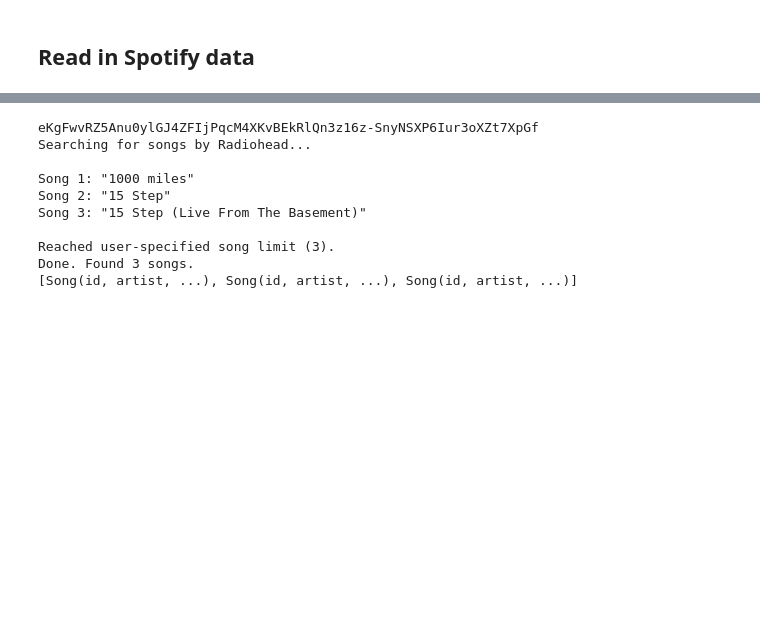
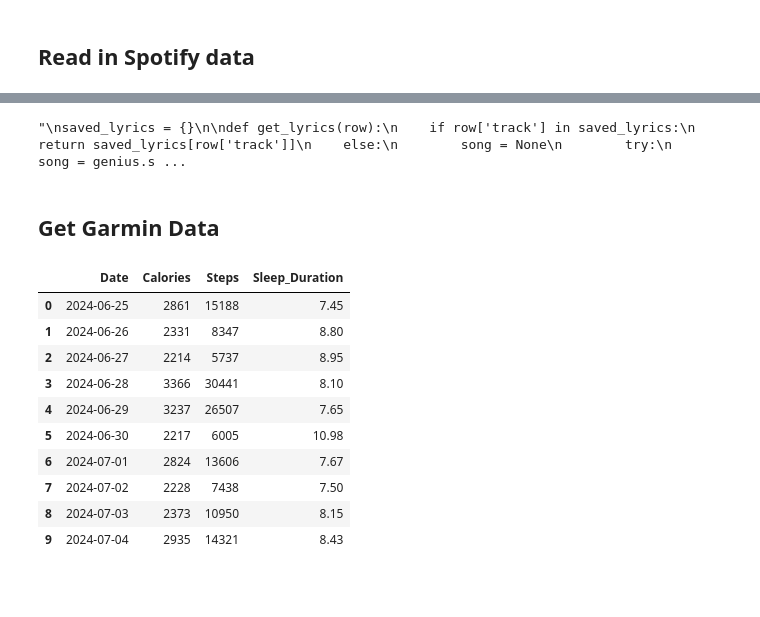
Before and after one commit to liammaguire1/garmin-spotify-analysis, a Jupyter notebook: vibes.ipynb, the cells around one changed output, grey strips where cells are left out. Saved outputs shown, nothing was run; the diff lists cells and outputs as text; code cells hidden in the pictures; blank space fills up the shorter version.

```diff
--- a/vibes.ipynb
+++ b/vibes.ipynb
@@ -58,15 +74,62 @@ df
 # %%
-genius = Genius(os.getenv('GENIUS_TOKEN'))
-artist = genius.search_artist("Radiohead", max_songs=3, sort="title")
-print(artist.songs)
+saved_lyrics = {}
+
+def get_lyrics(row):
+    if row['track'] in saved_lyrics:
+        return saved_lyrics[row['track']]
+    else:
+        song = None
+        try:
+            song = genius.search_song(row['track'], row['artist'])
+            time.sleep(1)
+            saved_lyrics[row['track']] = song.lyrics if song else None
+        except:
+            saved_lyrics[row['track']] = None
+            time.sleep(10)
+
+        return song.lyrics if song else None
+
+genius = Genius(os.getenv('GENIUS_TOKEN'), verbose=True, remove_section_headers=True)
+df['lyrics'] = df.progress_apply(get_lyrics, axis=1)
 # %% [output]
-eKgFwvRZ5Anu0ylGJ4ZFIjPqcM4XKvBEkRlQn3z16z-SnyNSXP6Iur3oXZt7XpGf
-Searching for songs by Radiohead...
-
-Song 1: "1000 miles"
-Song 2: "15 Step"
-Song 3: "15 Step (Live From The Basement)"
-
-Reached user-specified song limit (3).
-Done. Found 3 songs.
-[Song(id, artist, ...), Song(id, artist, ...), Song(id, artist, ...)]
+"\nsaved_lyrics = {}\n\ndef get_lyrics(row):\n    if row['track'] in saved_lyrics:\n        return saved_lyrics[row['track']]\n    else:\n        song = None\n        try:\n            song = genius.s ...
+# %% [markdown]
+## Get Garmin Data
+# %%
+import garminconnect
+from datetime import timedelta
+
+# Log in to Garmin
+garmin = garminconnect.Garmin(os.getenv('GARMIN_EMAIL'), os.getenv('GARMIN_PW'))
+garmin.login()
+
+start_date = df['date'].min().to_pydatetime().date()
+end_date = df['date'].max().to_pydatetime().date()
+
+# Iterate over relevant Spotify dates
+rows = []
+delta = timedelta(days=1)
+while start_date <= end_date:
+    stats = garmin.get_stats(start_date)
+    row = [start_date, int(stats['totalKilocalories']), stats['totalSteps'], round((stats['sleepingSeconds']/3600),2)]
+    rows.append(row)
+    start_date += delta
+
+# Create Garmin dataframe
+garmin_df = pd.DataFrame(rows)
+garmin_df.columns = ['Date', 'Calories', 'Steps', 'Sleep_Duration']
+garmin_df.head(10)
+# %% [output]
+|  | Date | Calories | Steps | Sleep_Duration |
+| 0 | 2024-06-25 | 2861 | 15188 | 7.45 |
+| 1 | 2024-06-26 | 2331 | 8347 | 8.80 |
+| 2 | 2024-06-27 | 2214 | 5737 | 8.95 |
+| 3 | 2024-06-28 | 3366 | 30441 | 8.10 |
+| 4 | 2024-06-29 | 3237 | 26507 | 7.65 |
+| 5 | 2024-06-30 | 2217 | 6005 | 10.98 |
+| 6 | 2024-07-01 | 2824 | 13606 | 7.67 |
+| 7 | 2024-07-02 | 2228 | 7438 | 7.50 |
+| 8 | 2024-07-03 | 2373 | 10950 | 8.15 |
+| 9 | 2024-07-04 | 2935 | 14321 | 8.43 |
+# %% [markdown]
+#
```
Also changed, not shown: parts of 4 cells of this notebook.
